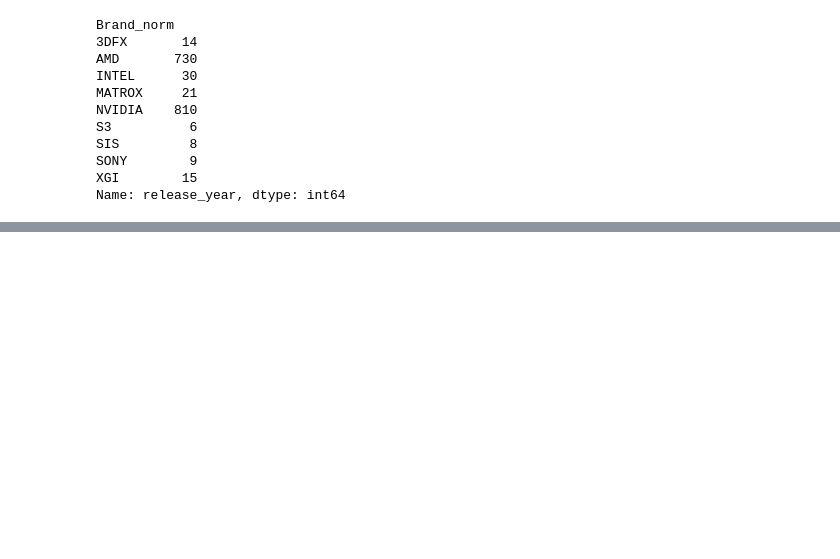
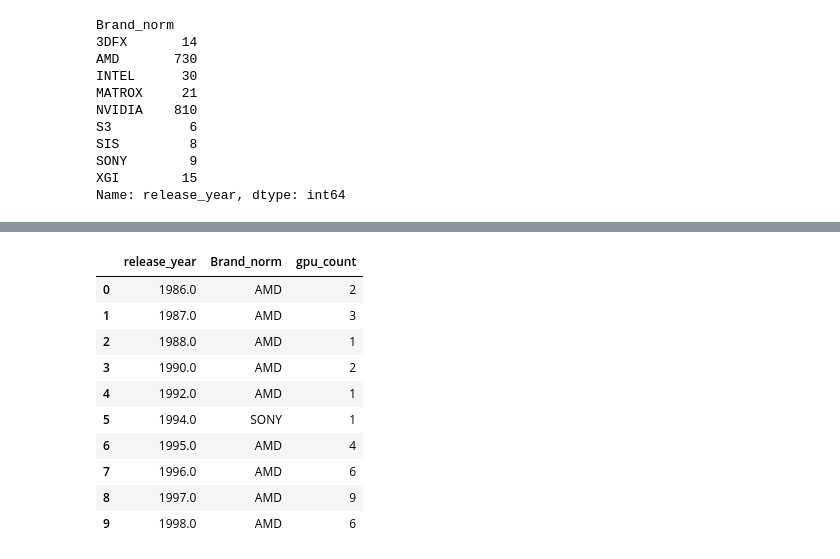
Before and after one commit to paingkalay7324/gpuAnalysis, a Jupyter notebook: eda.ipynb, the cells around one changed output, grey strips where cells are left out. Saved outputs shown, nothing was run; the diff lists cells and outputs as text; code cells hidden in the pictures; blank space fills up the shorter version.

```diff
--- a/eda.ipynb
+++ b/eda.ipynb
@@ -235,0 +248,19 @@ Name: release_year, dtype: int64
+# %%
+dominant_brand_per_year = vendor_year_counts.loc[
+    vendor_year_counts.groupby("release_year")["gpu_count"].idxmax()
+].sort_values("release_year").reset_index(drop=True)
+
+dominant_brand_per_year = dominant_brand_per_year[["release_year", "Brand_norm", "gpu_count"]]
+dominant_brand_per_year.head(10)
+# %% [output]
+|  | release_year | Brand_norm | gpu_count |
+| 0 | 1986.0 | AMD | 2 |
+| 1 | 1987.0 | AMD | 3 |
+| 2 | 1988.0 | AMD | 1 |
+| 3 | 1990.0 | AMD | 2 |
+| 4 | 1992.0 | AMD | 1 |
+| 5 | 1994.0 | SONY | 1 |
+| 6 | 1995.0 | AMD | 4 |
+| 7 | 1996.0 | AMD | 6 |
+| 8 | 1997.0 | AMD | 9 |
+| 9 | 1998.0 | AMD | 6 |
```
Also changed, not shown: parts of 7 cells of this notebook.
